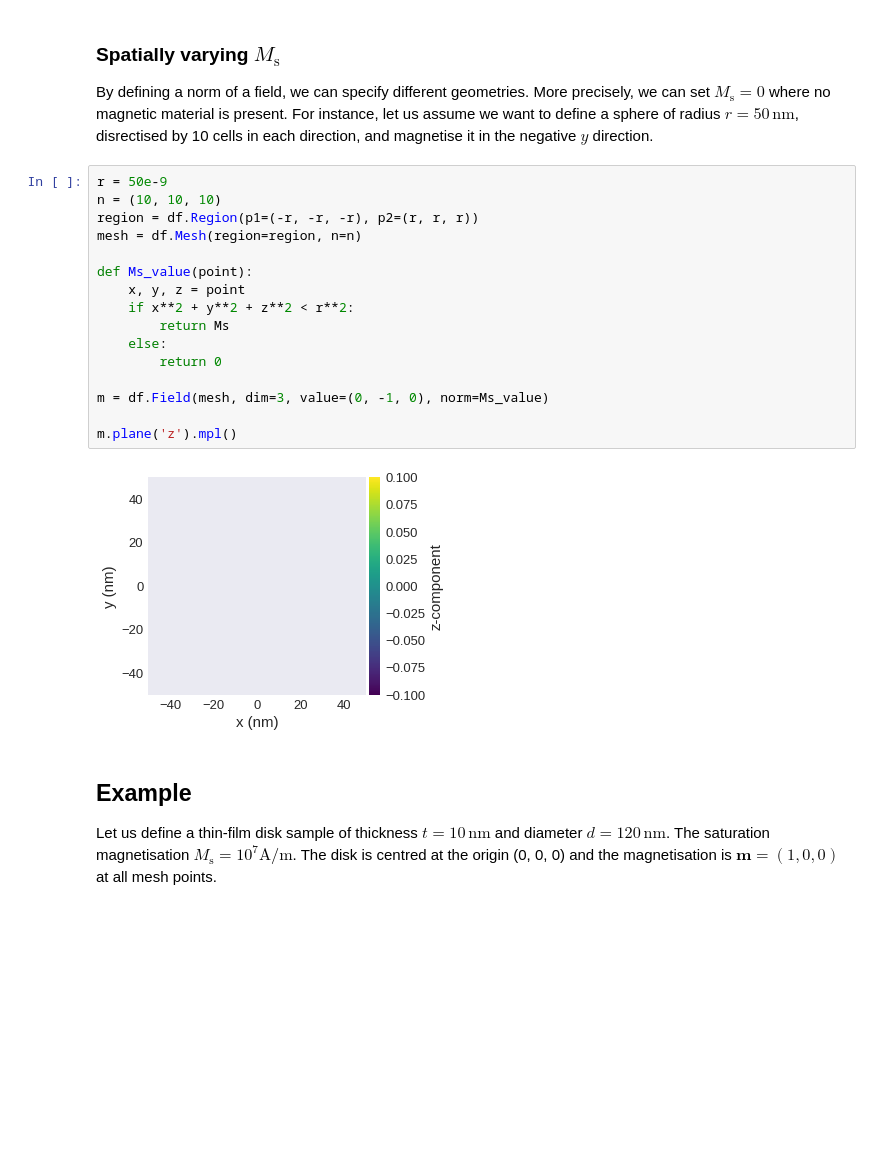
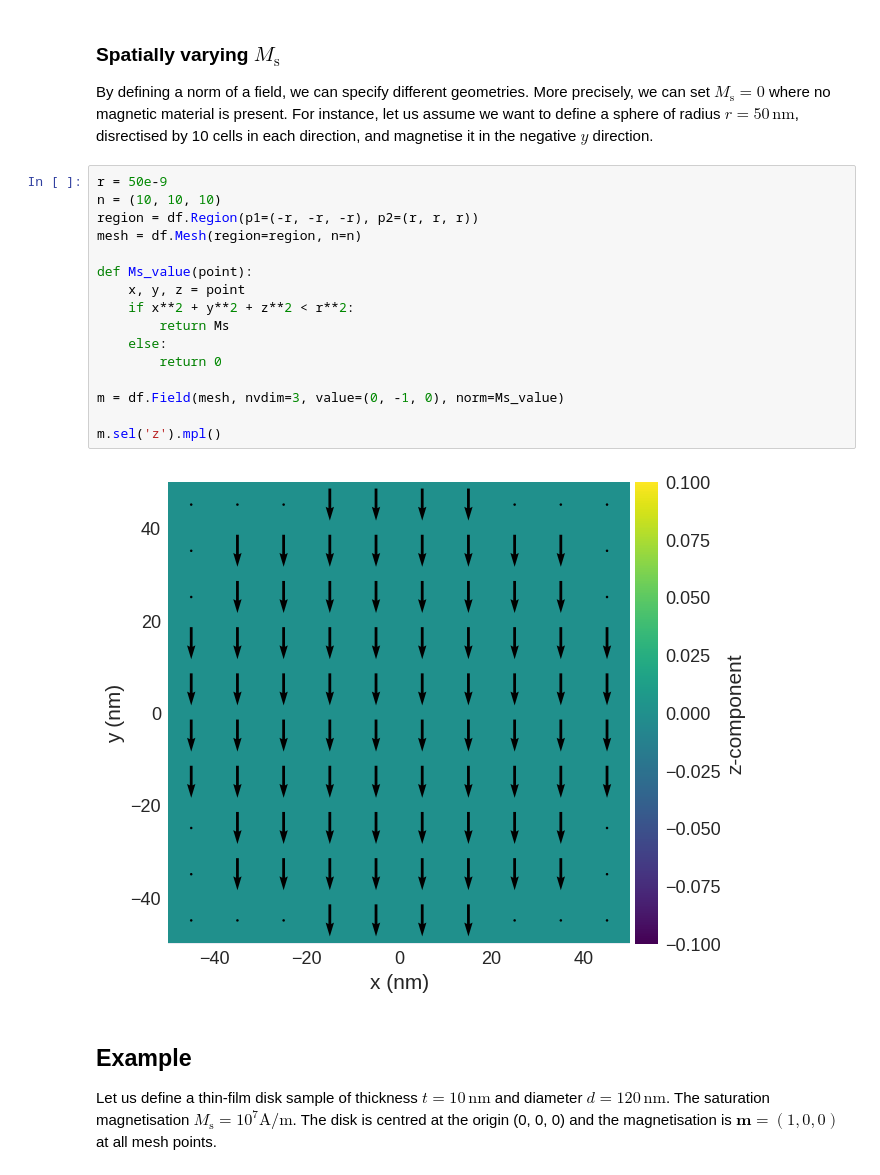
Before and after one commit to ubermag/tutorials, a Jupyter notebook: getting-started/magnetisation-field.ipynb, the cells around one changed output. Drawn from its saved outputs; the diff is of its cells as text; blank space fills up the shorter version.

Commit message:
magnetisation-field

```diff
--- a/getting-started/magnetisation-field.ipynb
+++ b/getting-started/magnetisation-field.ipynb
@@ -163,21 +163,21 @@ By defining a norm of a field, we can specify different geometries. More precise
 # %%
 r = 50e-9
 n = (10, 10, 10)
 region = df.Region(p1=(-r, -r, -r), p2=(r, r, r))
 mesh = df.Mesh(region=region, n=n)
 
 def Ms_value(point):
     x, y, z = point
     if x**2 + y**2 + z**2 < r**2:
         return Ms
     else:
         return 0
 
-m = df.Field(mesh, dim=3, value=(0, -1, 0), norm=Ms_value)
+m = df.Field(mesh, nvdim=3, value=(0, -1, 0), norm=Ms_value)
 
-m.plane('z').mpl()
+m.sel('z').mpl()
 # %% [output]
-[figure, old version]
+[figure, new version]
 # %% [markdown]
 ## Example
 
```
Also changed, not shown: parts of 13 cells of this notebook.
